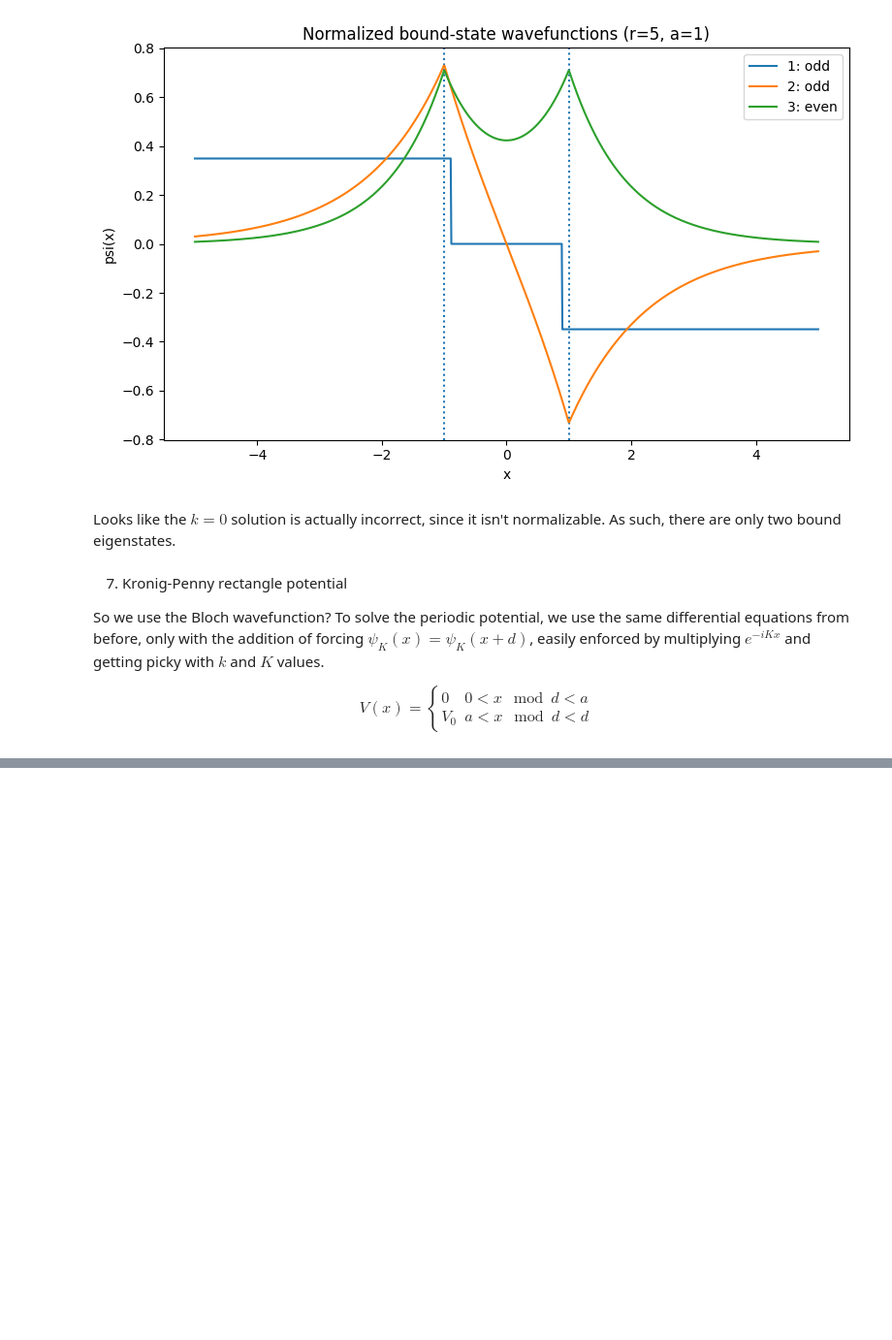
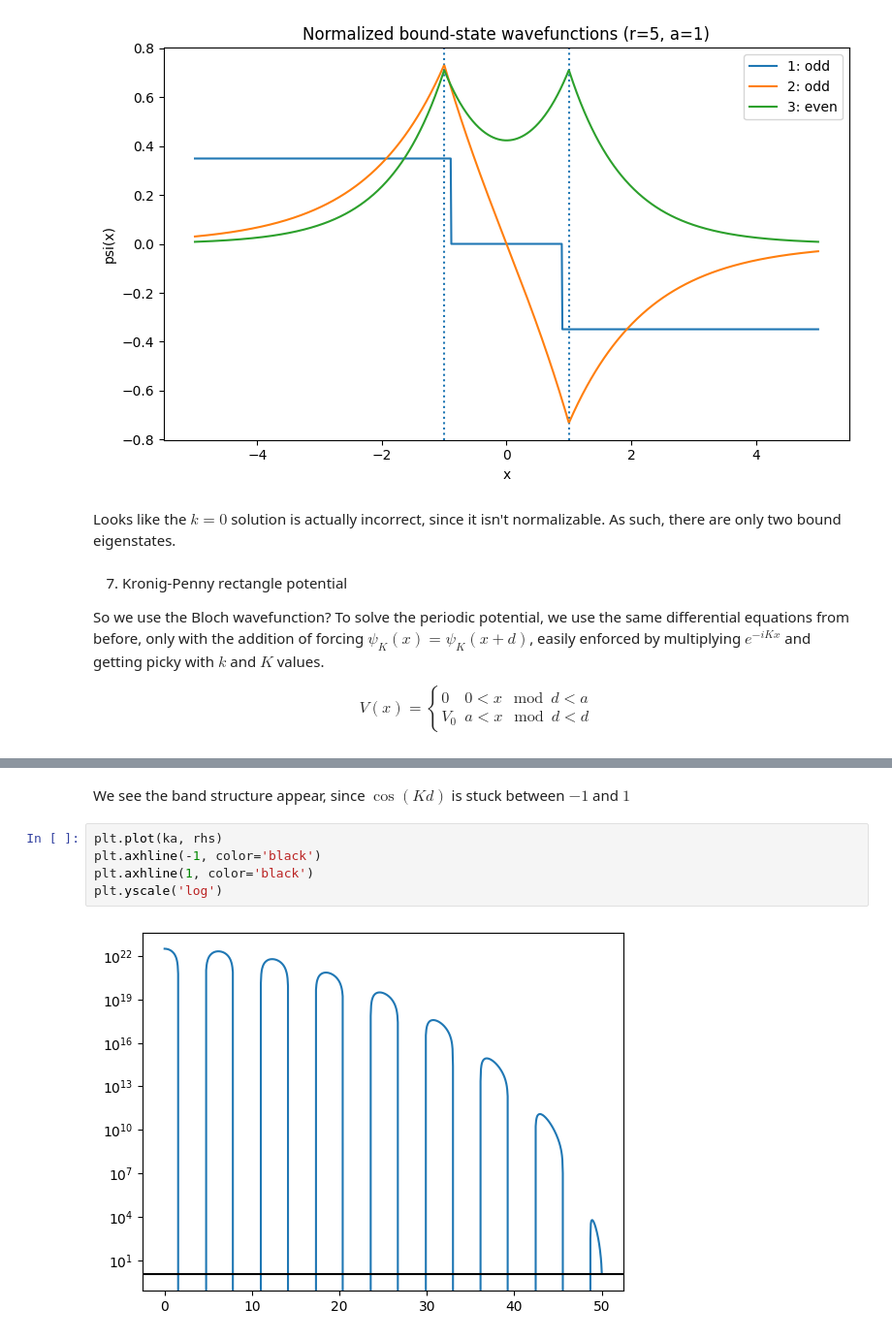
Before and after one commit to andrew-koren/IIT-Physics-Grad, a Jupyter notebook: 25_FS/Phys509/hw2.ipynb, the cells around one changed output, grey strips where cells are left out. Shown: that part at 97% size. Drawn from its saved outputs; the diff is of its cells as text; blank space fills up the shorter version.

```diff
--- a/25_FS/Phys509/hw2.ipynb
+++ b/25_FS/Phys509/hw2.ipynb
@@ -733,0 +986,9 @@ $$ -->
+# %% [markdown]
+We see the band structure appear, since $\cos(Kd)$ is stuck between $-1$ and $1$
+# %%
+plt.plot(ka, rhs)
+plt.axhline(-1, color='black')
+plt.axhline(1, color='black')
+plt.yscale('log')
+# %% [output]
+[figure, added]
```
Also changed, not shown: parts of 11 cells of this notebook, 5 other files.
